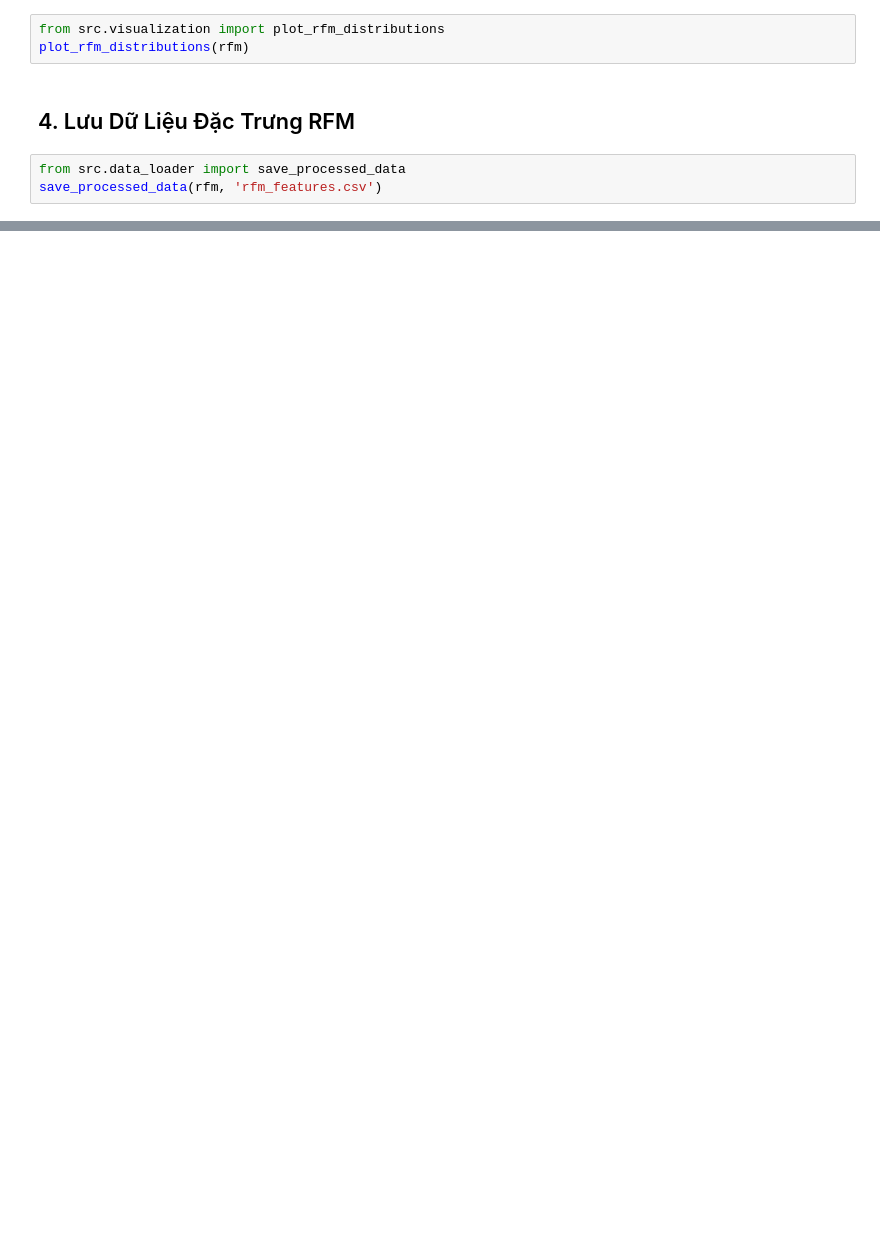
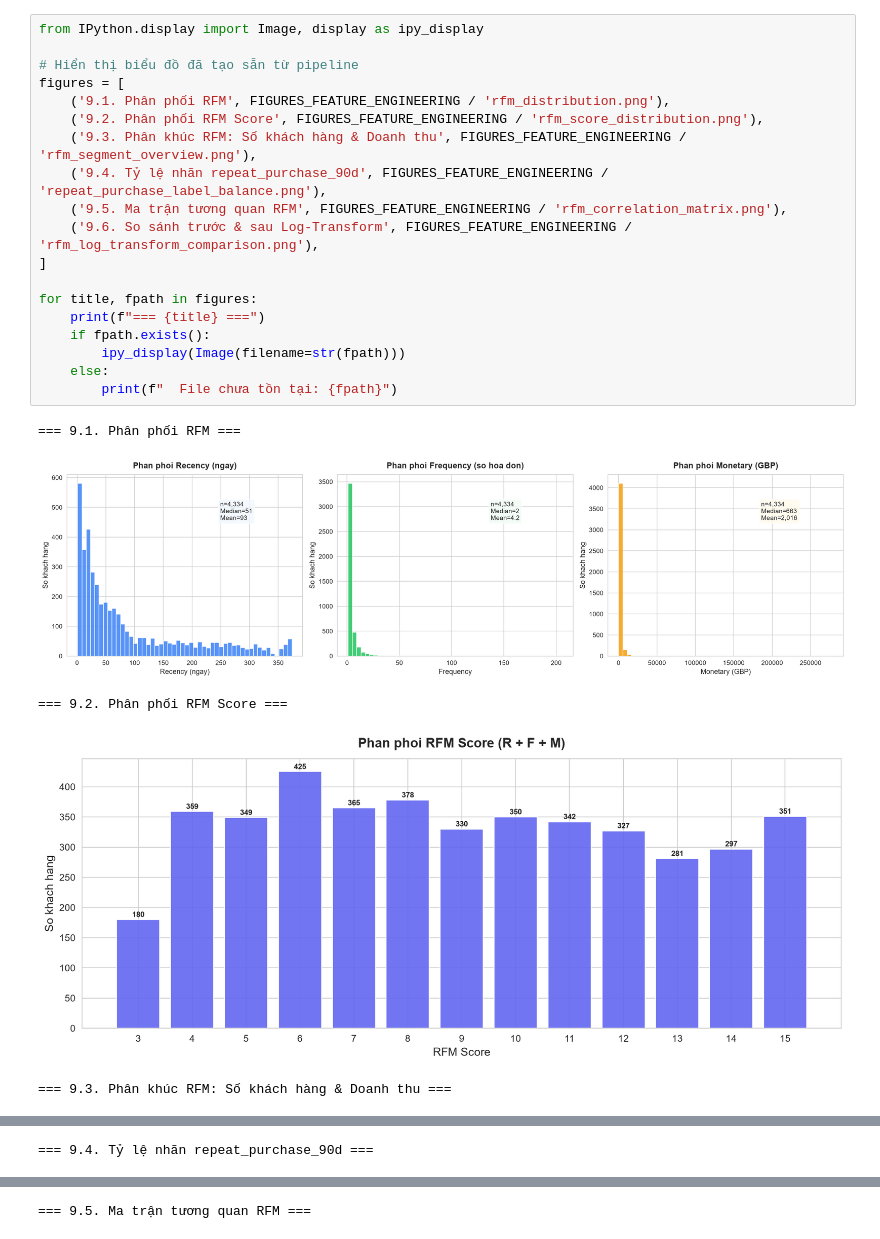
Before and after one commit to HungTruong-github/Data-mining, a Jupyter notebook: notebooks/03_feature_engineering_rfm.ipynb, the cells around one changed output, grey strips where cells are left out. Saved outputs shown, nothing was run; the diff lists cells and outputs as text; blank space fills up the shorter version.

Commit message:
feature_engineering_rfm

```diff
--- a/notebooks/03_feature_engineering_rfm.ipynb
+++ b/notebooks/03_feature_engineering_rfm.ipynb
@@ -34,8 +382,25 @@ rfm.head()
-# %%
-from src.visualization import plot_rfm_distributions
-plot_rfm_distributions(rfm)
-# %% [markdown]
-## 4. Lưu Dữ Liệu Đặc Trưng RFM
-# %%
-from src.data_loader import save_processed_data
-save_processed_data(rfm, 'rfm_features.csv')
+# %%
+from IPython.display import Image, display as ipy_display
+
+# Hiển thị biểu đồ đã tạo sẵn từ pipeline
+figures = [
+    ('9.1. Phân phối RFM', FIGURES_FEATURE_ENGINEERING / 'rfm_distribution.png'),
+    ('9.2. Phân phối RFM Score', FIGURES_FEATURE_ENGINEERING / 'rfm_score_distribution.png'),
+    ('9.3. Phân khúc RFM: Số khách hàng & Doanh thu', FIGURES_FEATURE_ENGINEERING / 'rfm_segment_overview.png'),
+    ('9.4. Tỷ lệ nhãn repeat_purchase_90d', FIGURES_FEATURE_ENGINEERING / 'repeat_purchase_label_balance.png'),
+    ('9.5. Ma trận tương quan RFM', FIGURES_FEATURE_ENGINEERING / 'rfm_correlation_matrix.png'),
+    ('9.6. So sánh trước & sau Log-Transform', FIGURES_FEATURE_ENGINEERING / 'rfm_log_transform_comparison.png'),
+]
+
+for title, fpath in figures:
+    print(f"=== {title} ===")
+    if fpath.exists():
+        ipy_display(Image(filename=str(fpath)))
+    else:
+        print(f"  File chưa tồn tại: {fpath}")
+# %% [output]
+=== 9.1. Phân phối RFM ===
+[figure, added]
+=== 9.2. Phân phối RFM Score ===
+[figure, added]
+=== 9.3. Phân khúc RFM: Số khách hàng & Doanh thu ===
@@ -41,0 +408 @@ save_processed_data(rfm, 'rfm_features.csv')
+=== 9.4. Tỷ lệ nhãn repeat_purchase_90d ===
@@ -41,0 +410 @@ save_processed_data(rfm, 'rfm_features.csv')
+=== 9.5. Ma trận tương quan RFM ===
```
Also changed, not shown: parts of 31 cells of this notebook, 4 other files.
